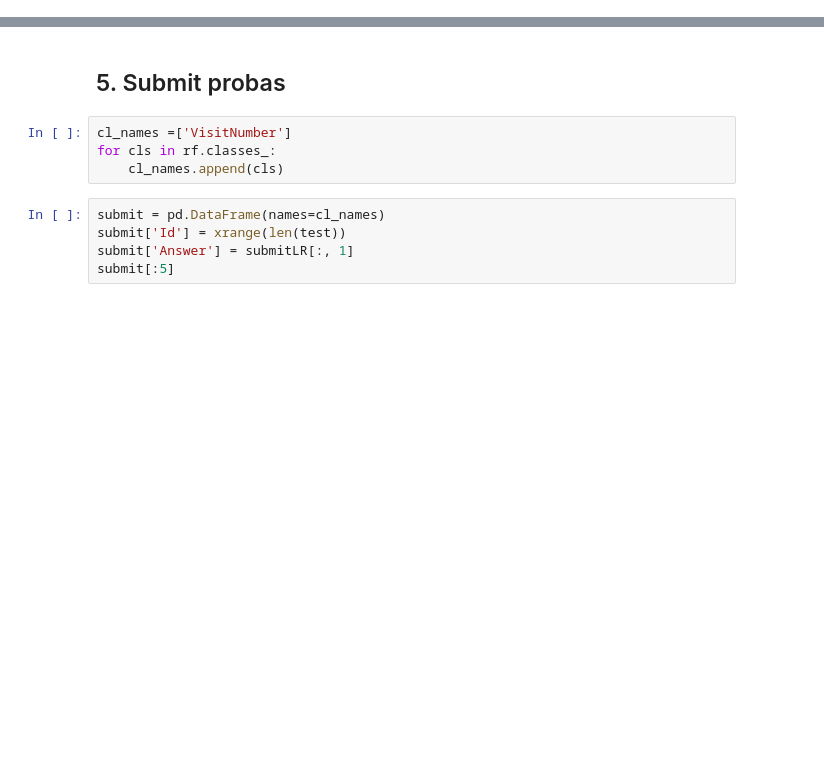
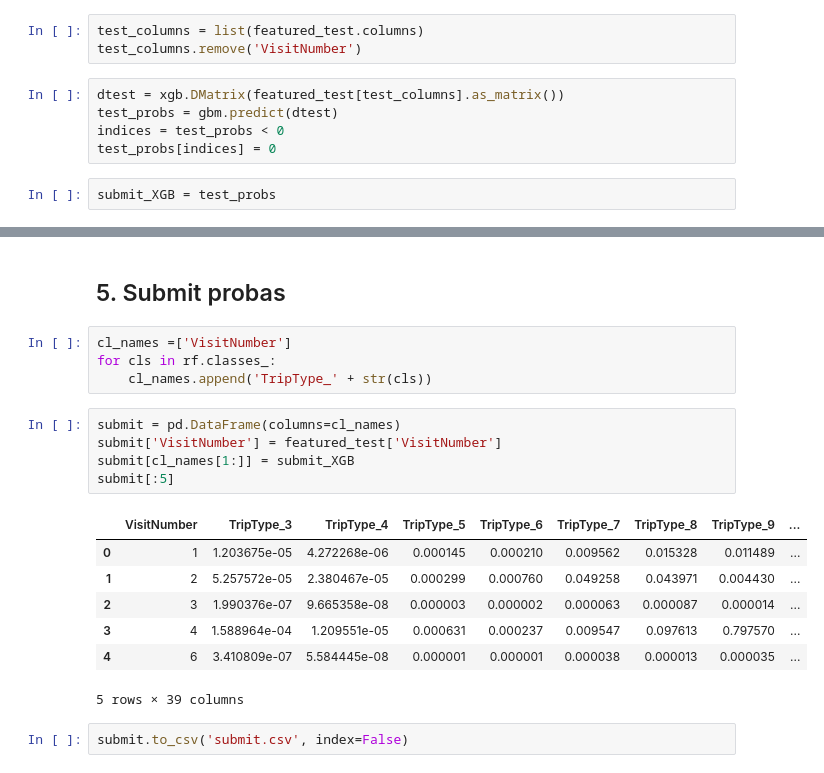
Before and after one commit to sergeyshilin/kaggle, a Jupyter notebook: walmart/Walmart.ipynb, the cells around one changed output, grey strips where cells are left out. Drawn from its saved outputs; the diff is of its cells as text; blank space fills up the shorter version.

```diff
--- a/walmart/Walmart.ipynb
+++ b/walmart/Walmart.ipynb
@@ -186,0 +215,10 @@ array([[ 0. ,  0. ,  0. ,  0. ,  0. ,  0. ,  0. ,  0. ,  0. ,  0.2,  0. ,
+# %%
+test_columns = list(featured_test.columns)
+test_columns.remove('VisitNumber')
+# %%
+dtest = xgb.DMatrix(featured_test[test_columns].as_matrix())
+test_probs = gbm.predict(dtest)
+indices = test_probs < 0
+test_probs[indices] = 0
+# %%
+submit_XGB = test_probs
@@ -189,9 +243,19 @@ array([[ 0. ,  0. ,  0. ,  0. ,  0. ,  0. ,  0. ,  0. ,  0. ,  0.2,  0. ,
 # %%
 cl_names =['VisitNumber']
 for cls in rf.classes_:
-    cl_names.append(cls)
+    cl_names.append('TripType_' + str(cls))
 # %%
-submit = pd.DataFrame(names=cl_names)
-submit['Id'] = xrange(len(test))
-submit['Answer'] = submitLR[:, 1]
+submit = pd.DataFrame(columns=cl_names)
+submit['VisitNumber'] = featured_test['VisitNumber']
+submit[cl_names[1:]] = submit_XGB
 submit[:5]
+# %% [output]
+|  | VisitNumber | TripType_3 | TripType_4 | TripType_5 | TripType_6 | TripType_7 | TripType_8 | TripType_9 | ... |
+| 0 | 1 | 1.203675e-05 | 4.272268e-06 | 0.000145 | 0.000210 | 0.009562 | 0.015328 | 0.011489 | ... |
+| 1 | 2 | 5.257572e-05 | 2.380467e-05 | 0.000299 | 0.000760 | 0.049258 | 0.043971 | 0.004430 | ... |
+| 2 | 3 | 1.990376e-07 | 9.665358e-08 | 0.000003 | 0.000002 | 0.000063 | 0.000087 | 0.000014 | ... |
+| 3 | 4 | 1.588964e-04 | 1.209551e-05 | 0.000631 | 0.000237 | 0.009547 | 0.097613 | 0.797570 | ... |
+| 4 | 6 | 3.410809e-07 | 5.584445e-08 | 0.000001 | 0.000001 | 0.000038 | 0.000013 | 0.000035 | ... |
+5 rows × 39 columns
+# %%
+submit.to_csv('submit.csv', index=False)
```
Also changed, not shown: parts of 16 cells of this notebook.
